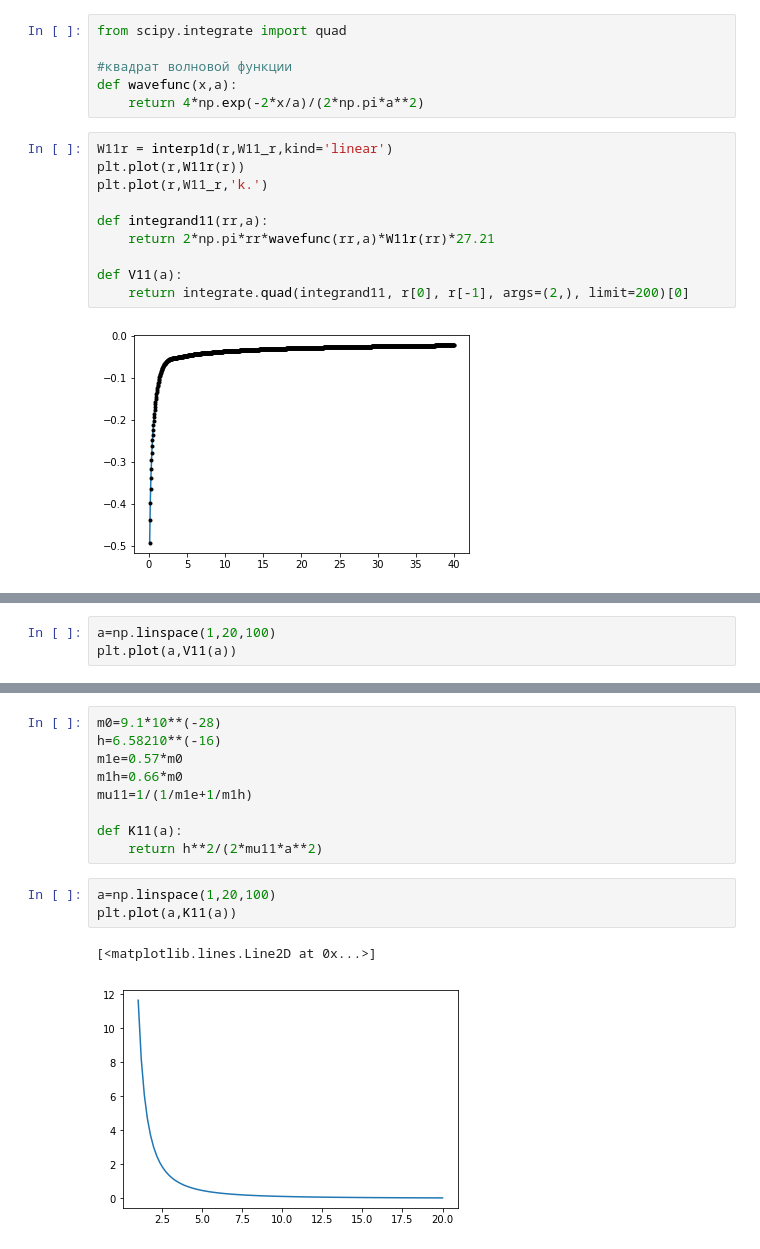
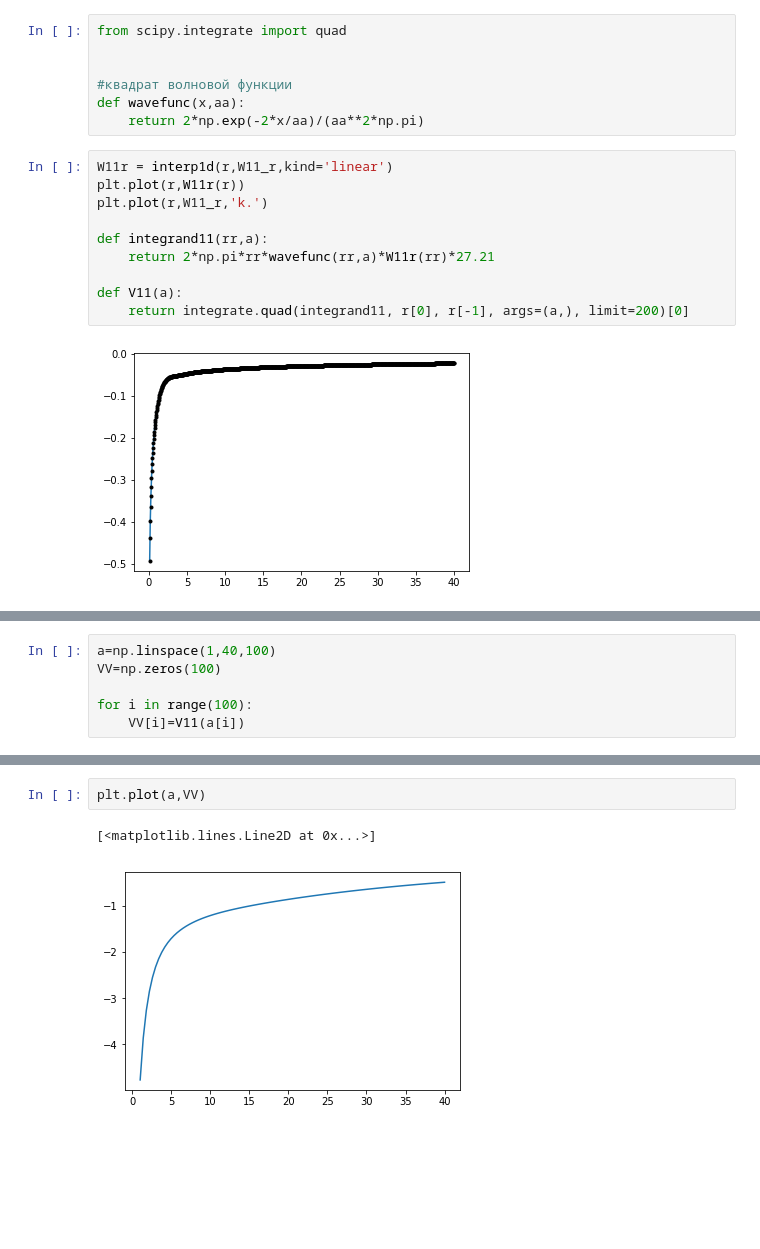
Before and after one commit to natsenkevich/Heterostructure, a Jupyter notebook: mos2_minimization.ipynb, the cells around one changed output, grey strips where cells are left out. Cells and saved outputs as stored; diff of their text form; blank space fills up the shorter version.

```diff
--- a/mos2_minimization.ipynb
+++ b/mos2_minimization.ipynb
@@ -13,9 +13,10 @@ W11_r=np.load('W_r_mos2.npy')
 # %%
 from scipy.integrate import quad
 
+
 #квадрат волновой функции
-def wavefunc(x,a):
-    return 4*np.exp(-2*x/a)/(2*np.pi*a**2)
+def wavefunc(x,aa):
+    return 2*np.exp(-2*x/aa)/(aa**2*np.pi)
 # %%
 W11r = interp1d(r,W11_r,kind='linear')
 plt.plot(r,W11r(r))
@@ -25,6 +26,6 @@ def integrand11(rr,a):
     return 2*np.pi*rr*wavefunc(rr,a)*W11r(rr)*27.21
 
 def V11(a):
-    return integrate.quad(integrand11, r[0], r[-1], args=(2,), limit=200)[0]
+    return integrate.quad(integrand11, r[0], r[-1], args=(a,), limit=200)[0]
 # %% [output]
 [figure]
@@ -37,3 +32,6 @@ V11(1)
 # %%
-a=np.linspace(1,20,100)
-plt.plot(a,V11(a))
+a=np.linspace(1,40,100)
+VV=np.zeros(100)
+
+for i in range(100):
+    VV[i]=V11(a[i])
@@ -43,15 +38,5 @@ ValueError: x and y must have same first dimension, but have shapes (100,) and (
-# %%
-m0=9.1*10**(-28)
-h=6.58210**(-16)
-m1e=0.57*m0
-m1h=0.66*m0
-mu11=1/(1/m1e+1/m1h)
-
-def K11(a):
-    return h**2/(2*mu11*a**2)
-# %%
-a=np.linspace(1,20,100)
-plt.plot(a,K11(a))
-# %% [output]
-[<matplotlib.lines.Line2D at 0x...>]
-[figure, removed]
+# %%
+plt.plot(a,VV)
+# %% [output]
+[<matplotlib.lines.Line2D at 0x...>]
+[figure, added]
```
Also changed, not shown: parts of 6 cells of this notebook, 2 other files.
